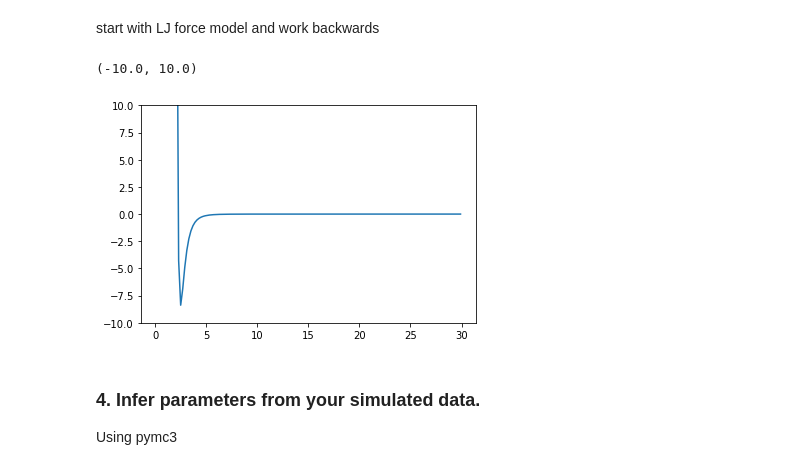
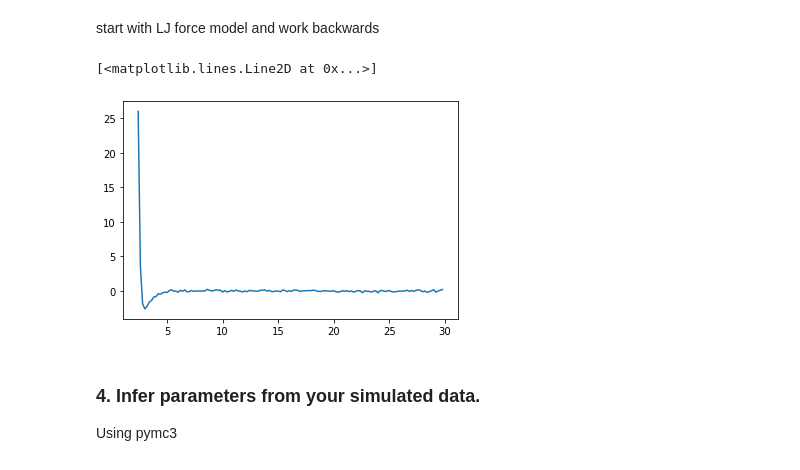
Before and after one commit to phys201/nc_AFM, a Jupyter notebook: documentation.ipynb, the cells around one changed output. Saved outputs shown, nothing was run; the diff lists cells and outputs as text; code cells hidden in the pictures.

```diff
--- a/documentation.ipynb
+++ b/documentation.ipynb
@@ -80,14 +80,16 @@ import numpy as np
 import scipy.stats
 import matplotlib.pyplot as plt
 # %%
-z = np.arange(0.1, 30, 0.2)*10**-9
+z = np.arange(2.4, 30, 0.2) #nN
+# %%
+noise = 0.1 #nN
 # %%
 def simulate_data(epsilon, sigma, z):
 
     perfect_data = 4*epsilon*(12*sigma**12/z**13 - 6*sigma**6/z**7)
 
     #add some noise
-    data = perfect_data + scipy.stats.norm.rvs(loc=0, scale = 2*10**-9, size = len(z))
+    data = perfect_data + scipy.stats.norm.rvs(loc=0, scale = noise, size = len(z))
 
     #I know this will create something ~ nN
-    return perfect_data
+    return data
@@ -100,11 +96,17 @@ sLJ = 2*10**(-9)
+# %%
+##### epsilon, the depth of the well, which I expect to be ~ nN
+eps = 2.6 #nV
+
+#sigma LJ, 'size of particle', ~ 2 nm maybe?
+sLJ = 2.4  #nm
 # %%
-plt.plot(z*10**9,simulate_data(eps, sLJ, z))
+plt.plot(z,simulate_data(eps, sLJ, z))
 
 #need to cut the range otherwise you can't see the feature
-plt.ylim([-10,10])
+#plt.ylim([-3,50]);
 # %% [output]
-(-10.0, 10.0)
+[<matplotlib.lines.Line2D at 0x...>]
-[figure, old version]
+[figure, new version]
 # %%
 F_testdata = simulate_data(eps, sLJ, z)
 # %% [markdown]
```
Also changed, not shown: parts of 11 cells of this notebook, 5 other files.
